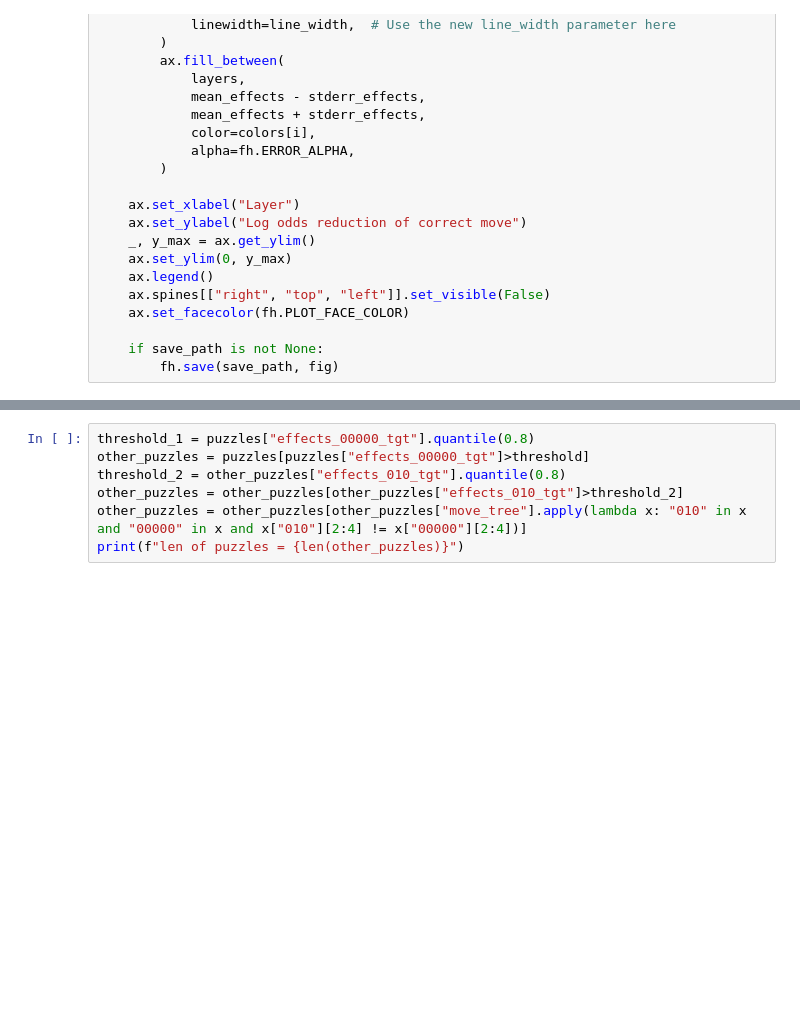
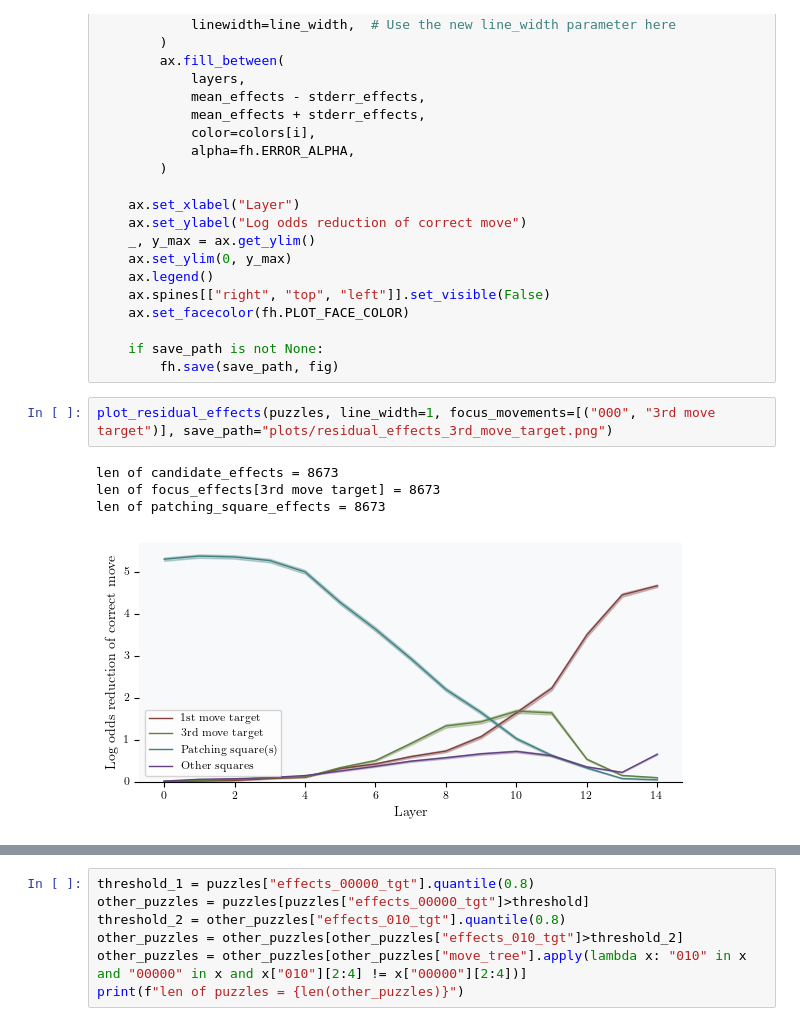
Before and after one commit to Gusanidas/leela-interp, a Jupyter notebook: notebooks/residual_effects.ipynb, the cells around one changed output, grey strips where cells are left out. Saved outputs shown, nothing was run; the diff lists cells and outputs as text; blank space fills up the shorter version.

```diff
--- a/notebooks/residual_effects.ipynb
+++ b/notebooks/residual_effects.ipynb
@@ -188,3 +188,10 @@ def plot_residual_effects(puzzles, save_path=None, focus_movements=[("000", "Def
 
     if save_path is not None:
         fh.save(save_path, fig)
+# %%
+plot_residual_effects(puzzles, line_width=1, focus_movements=[("000", "3rd move target")], save_path="plots/residual_effects_3rd_move_target.png")
+# %% [output]
+len of candidate_effects = 8673
+len of focus_effects[3rd move target] = 8673
+len of patching_square_effects = 8673
+[figure, added]
```
Also changed, not shown: parts of 4 cells of this notebook, 5 other files.
